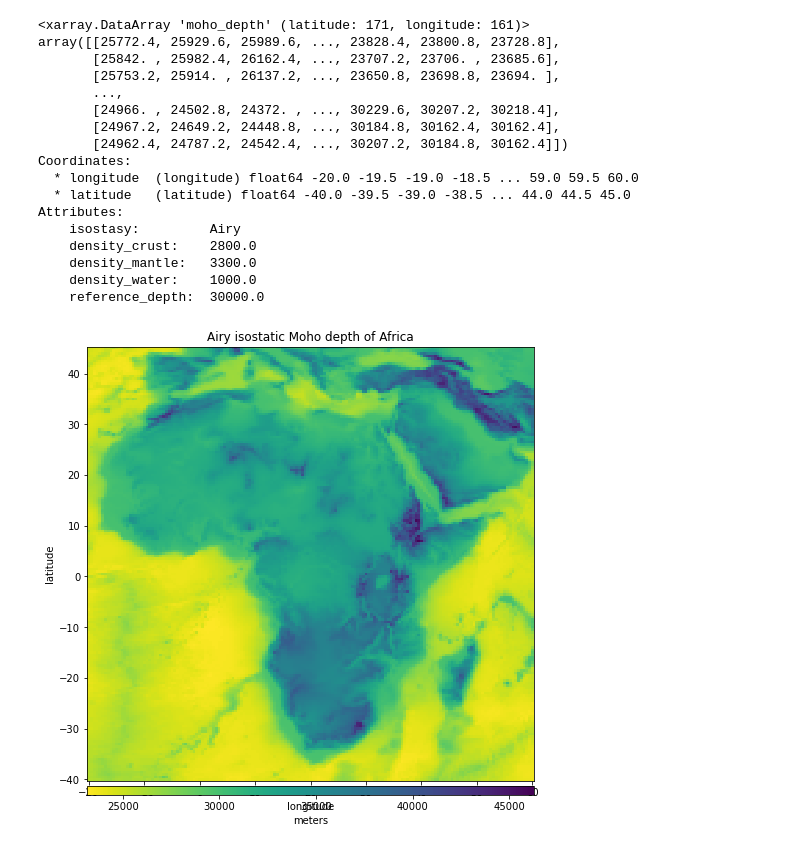
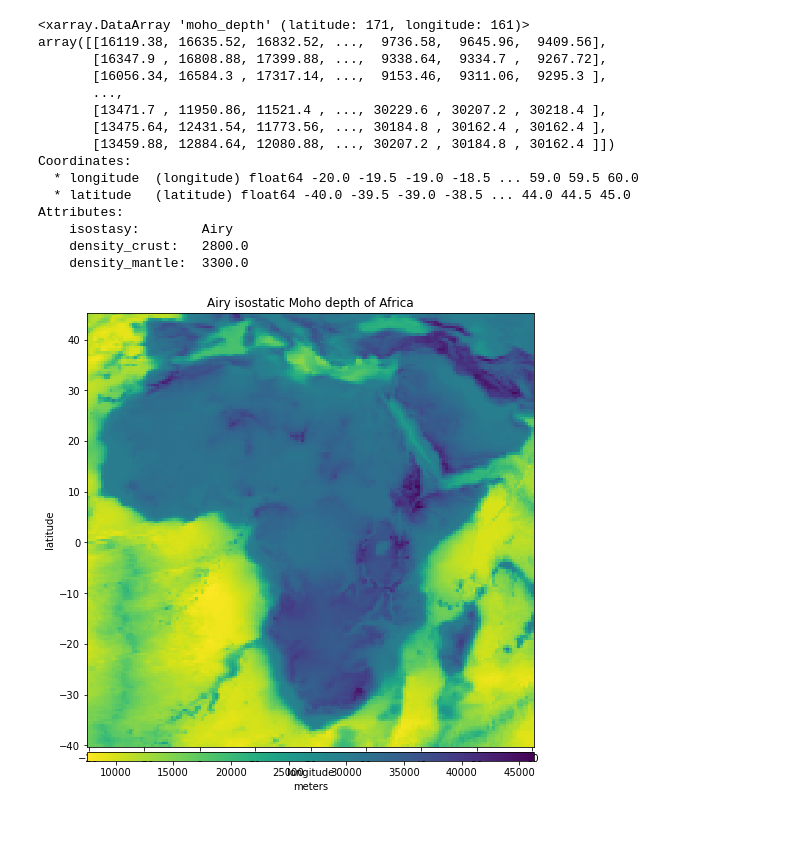
Before and after one commit to LL-Geo/PFToolbox, a Jupyter notebook: Airy_Isostatic.ipynb, the cells around one changed output. Drawn from its saved outputs; the diff is of its cells as text; code cells hidden in the pictures.

Commit message:
Back to documentation layer...
Dinner time...!

```diff
--- a/Airy_Isostatic.ipynb
+++ b/Airy_Isostatic.ipynb
@@ -104,45 +103,48 @@ import harmonica as hm
 # Africa
 data = hm.datasets.fetch_topography_earth()
 region = (-20, 60, -40, 45)
 data_africa = data.sel(latitude=slice(*region[2:]), longitude=slice(*region[:2]))
 #print("Topography/bathymetry grid:")
 #print(data_africa)
 
 oceans = np.array(data_africa.topography < 0)
-water_thick = data_africa.topography*oceans*-1
+water_thickness = data_africa.topography*oceans*-1
 
-sedi_thick=water_thick*0.5
+sedi_thickness=water_thickness*0.5
 # Calculate the isostatic Moho depth using the default values for densities and
 # reference Moho
-moho = isostasy_airy(data_africa.topography,water_thickness=water_thick,sediment_thickness=sedi_thick)
+
+layer_thickness=(water_thickness,sedi_thickness)
+layer_density=(1030,2400)
+
+
+moho = isostasy_airy(data_africa.topography-sedi_thickness,layer_thickness=layer_thickness,layer_density=layer_density)
 #print("\nMoho depth grid:")
 print(moho)
 # Draw the maps
 
 plt.figure(figsize=(8, 9.5))
 ax = plt.axes()
 pc = moho.plot.pcolormesh(
     ax=ax, cmap="viridis_r", add_colorbar=False
 )
 plt.colorbar(pc, ax=ax, orientation="horizontal", pad=0.01, aspect=50, label="meters")
 ax.set_title("Airy isostatic Moho depth of Africa")
 plt.show()
 # %% [output]
 <xarray.DataArray 'moho_depth' (latitude: 171, longitude: 161)>
-array([[25772.4, 25929.6, 25989.6, ..., 23828.4, 23800.8, 23728.8],
-       [25842. , 25982.4, 26162.4, ..., 23707.2, 23706. , 23685.6],
-       [25753.2, 25914. , 26137.2, ..., 23650.8, 23698.8, 23694. ],
+array([[16119.38, 16635.52, 16832.52, ...,  9736.58,  9645.96,  9409.56],
+       [16347.9 , 16808.88, 17399.88, ...,  9338.64,  9334.7 ,  9267.72],
+       [16056.34, 16584.3 , 17317.14, ...,  9153.46,  9311.06,  9295.3 ],
        ...,
-       [24966. , 24502.8, 24372. , ..., 30229.6, 30207.2, 30218.4],
-       [24967.2, 24649.2, 24448.8, ..., 30184.8, 30162.4, 30162.4],
-       [24962.4, 24787.2, 24542.4, ..., 30207.2, 30184.8, 30162.4]])
+       [13471.7 , 11950.86, 11521.4 , ..., 30229.6 , 30207.2 , 30218.4 ],
+       [13475.64, 12431.54, 11773.56, ..., 30184.8 , 30162.4 , 30162.4 ],
+       [13459.88, 12884.64, 12080.88, ..., 30207.2 , 30184.8 , 30162.4 ]])
 Coordinates:
   * longitude  (longitude) float64 -20.0 -19.5 -19.0 -18.5 ... 59.0 59.5 60.0
   * latitude   (latitude) float64 -40.0 -39.5 -39.0 -38.5 ... 44.0 44.5 45.0
 Attributes:
-    isostasy:         Airy
-    density_crust:    2800.0
-    density_mantle:   3300.0
-    density_water:    1000.0
-    reference_depth:  30000.0
+    isostasy:        Airy
+    density_crust:   2800.0
+    density_mantle:  3300.0
-[figure, old version]
+[figure, new version]
```
Also changed, not shown: parts of 1 cell of this notebook.
